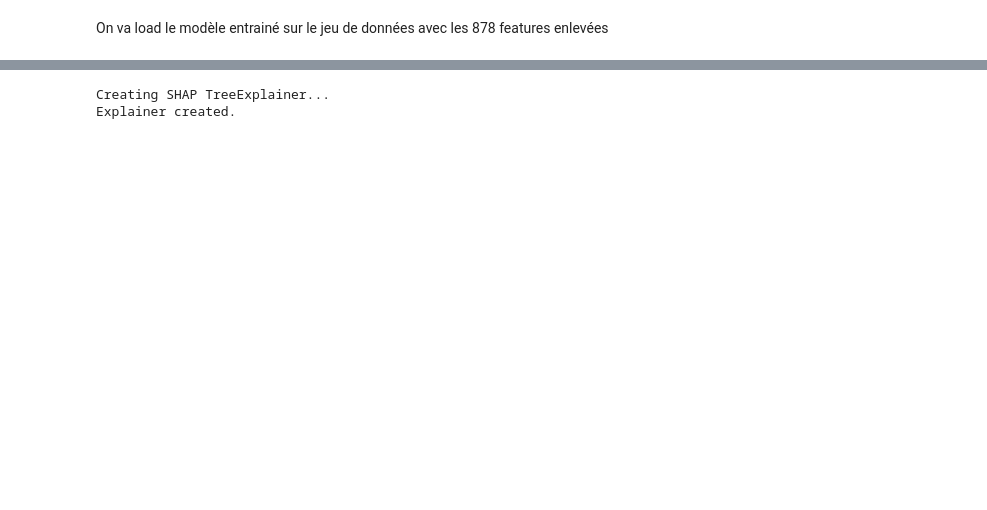
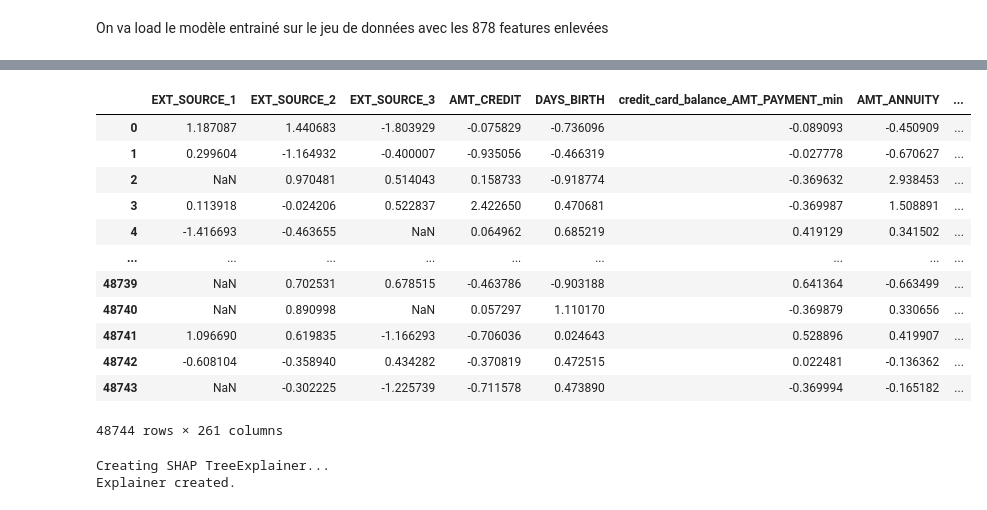
Before and after one commit to MalastarLC/Home_Credit_Project_Ver2, a Jupyter notebook: Projet_7_Analyse_Exploratoire_part_2.ipynb, the cells around one changed output, grey strips where cells are left out. Cells and saved outputs as stored; diff of their text form; code cells hidden in the pictures; blank space fills up the shorter version.

```diff
--- a/Projet_7_Analyse_Exploratoire_part_2.ipynb
+++ b/Projet_7_Analyse_Exploratoire_part_2.ipynb
@@ -3891,0 +3783,5 @@ Loading LightGBM model from MLflow run ID: 80673ee8f1734525b95cebefc59f17f8, art
+# %%
+# Load the entire pipeline
+loaded_pipeline = joblib.load(model_pkl_path)
+print(f"Pipeline loaded: {loaded_pipeline}")
+print(f"Pipeline steps: {loaded_pipeline.steps}")
@@ -3891,0 +3798,3 @@ Loading LightGBM model from MLflow run ID: 80673ee8f1734525b95cebefc59f17f8, art
+# %%
+columns_order = X_train_filtered_with_non_null_importance.columns
+X_test_filtered_with_non_null_importance = X_test_filtered_with_non_null_importance[columns_order]
@@ -3892,3 +3808,19 @@ Loading LightGBM model from MLflow run ID: 80673ee8f1734525b95cebefc59f17f8, art
+# %%
+X_test_filtered_with_non_null_importance_scaled_df
+# %% [output]
+|  | EXT_SOURCE_1 | EXT_SOURCE_2 | EXT_SOURCE_3 | AMT_CREDIT | DAYS_BIRTH | credit_card_balance_AMT_PAYMENT_min | AMT_ANNUITY | ... |
+| 0 | 1.187087 | 1.440683 | -1.803929 | -0.075829 | -0.736096 | -0.089093 | -0.450909 | ... |
+| 1 | 0.299604 | -1.164932 | -0.400007 | -0.935056 | -0.466319 | -0.027778 | -0.670627 | ... |
+| 2 | NaN | 0.970481 | 0.514043 | 0.158733 | -0.918774 | -0.369632 | 2.938453 | ... |
+| 3 | 0.113918 | -0.024206 | 0.522837 | 2.422650 | 0.470681 | -0.369987 | 1.508891 | ... |
+| 4 | -1.416693 | -0.463655 | NaN | 0.064962 | 0.685219 | 0.419129 | 0.341502 | ... |
+| ... | ... | ... | ... | ... | ... | ... | ... | ... |
+| 48739 | NaN | 0.702531 | 0.678515 | -0.463786 | -0.903188 | 0.641364 | -0.663499 | ... |
+| 48740 | NaN | 0.890998 | NaN | 0.057297 | 1.110170 | -0.369879 | 0.330656 | ... |
+| 48741 | 1.096690 | 0.619835 | -1.166293 | -0.706036 | 0.024643 | 0.528896 | 0.419907 | ... |
+| 48742 | -0.608104 | -0.358940 | 0.434282 | -0.370819 | 0.472515 | 0.022481 | -0.136362 | ... |
+| 48743 | NaN | -0.302225 | -1.225739 | -0.711578 | 0.473890 | -0.369994 | -0.165182 | ... |
+48744 rows × 261 columns
 # %%
 # --- 2. Create a SHAP Explainer ---
 # For tree-based models like LightGBM, TreeExplainer is efficient.
```
Also changed, not shown: parts of 42 cells of this notebook.
